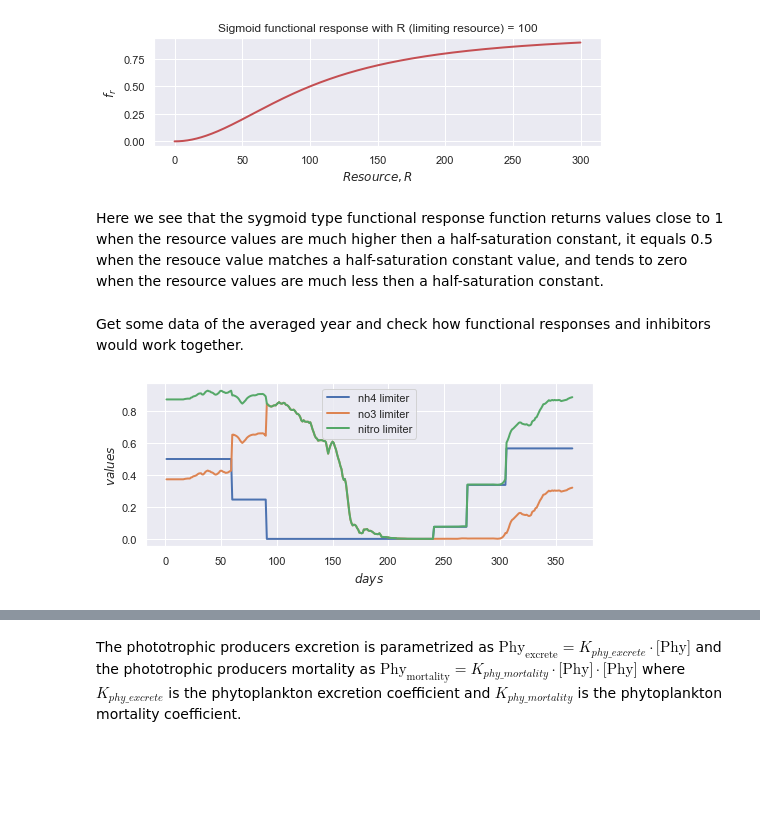
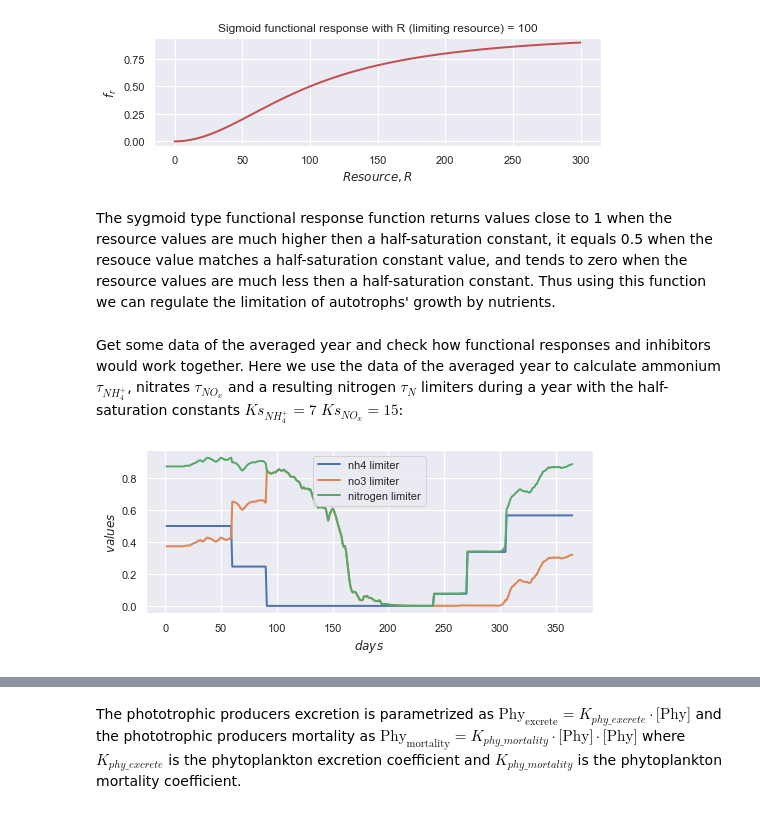
Before and after one commit to limash/Alkalinity_in_the_Wadden_Sea, a Jupyter notebook: 3_Methods-2.ipynb, the cells around one changed output, grey strips where cells are left out. Cells and saved outputs as stored; diff of their text form; code cells hidden in the pictures; blank space fills up the shorter version.

```diff
--- a/3_Methods-2.ipynb
+++ b/3_Methods-2.ipynb
@@ -71,13 +71,15 @@ pf.plot_range('$Resource, R$', '$f_r$', 'Sigmoid functional response with R (lim
 # %% [output]
 [figure]
 # %% [markdown]
-Here we see that the sygmoid type functional response function returns values close to 1 when the resource values are much higher then a half-saturation constant, it equals 0.5 when the resouce value matches a half-saturation constant value, and tends to zero when the resource values are much less then a half-saturation constant.
+The sygmoid type functional response function returns values close to 1 when the resource values are much higher then a half-saturation constant, it equals 0.5 when the resouce value matches a half-saturation constant value, and tends to zero when the resource values are much less then a half-saturation constant.
+Thus using this function we can regulate the limitation of autotrophs' growth by nutrients.
-# %% [markdown]
-Get some data of the averaged year and check how functional responses and inhibitors would work together.
+# %% [markdown]
+Get some data of the averaged year and check how functional responses and inhibitors would work together.
+Here we use the data of the averaged year to calculate ammonium $\tau_{NH_{4}^{+}}$, nitrates $\tau_{NO_{x}}$ and a resulting nitrogen $\tau_{N}$ limiters during a year with the half-saturation constants $Ks_{NH_{4}^{+}} = 7$ $Ks_{NO_{x}}=15$:
 # %%
 par, temperature, no3, nh4, po4, si, irradiance = ut2.get_data() # get data
-nh4_limiter = bf.phy_nh4_limiter(knh4_lim=7, nh4=nh4) # calculate ammonium limiter
-no3_limiter = bf.phy_no3_limiter(knox_lim=15, knh4_lim=7, no3=no3, no2=0, nh4=nh4)
-pf.plot_year_multi((nh4_limiter, 'nh4 limiter'),(no3_limiter, 'no3 limiter'),(no3_limiter+nh4_limiter, 'nitro limiter'))
+nh4_limiter = bf.phy_nh4_limiter(knh4_lim=7, nh4=nh4) # the ammonium limiter with a half-saturation constant = 7
+no3_limiter = bf.phy_no3_limiter(knox_lim=15, knh4_lim=7, no3=no3, no2=0, nh4=nh4) # the no3 limiter
+pf.plot_year_multi((nh4_limiter, 'nh4 limiter'),(no3_limiter, 'no3 limiter'),(no3_limiter+nh4_limiter, 'nitrogen limiter'))
 # %% [output]
-[figure, old version]
+[figure, new version]
```
Also changed, not shown: parts of 11 cells of this notebook, 2 other files.
